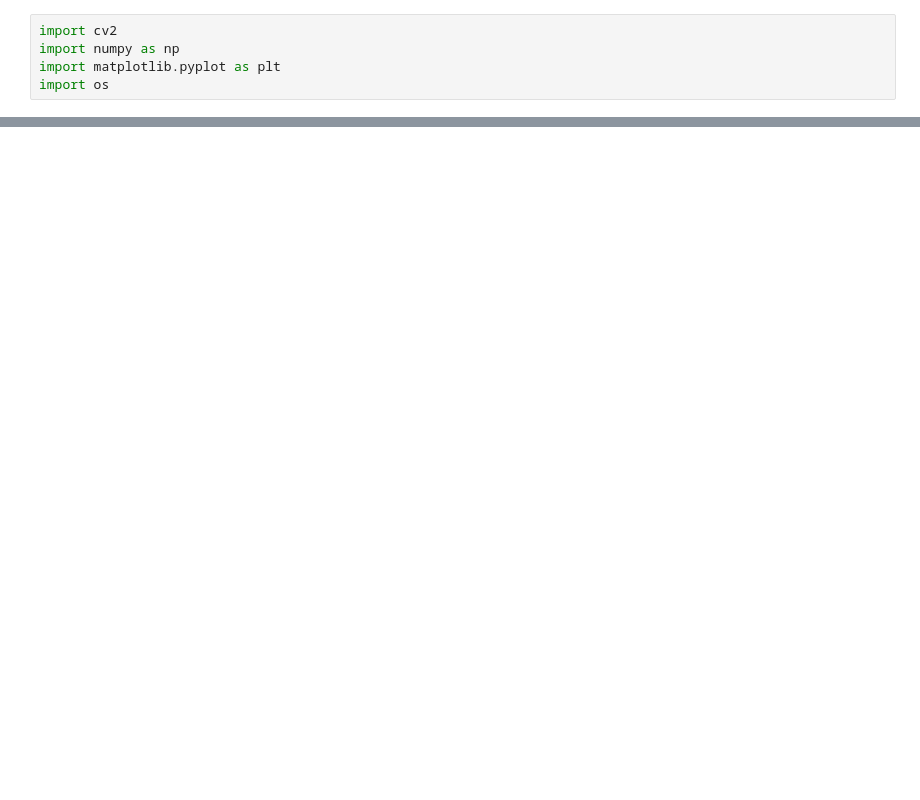
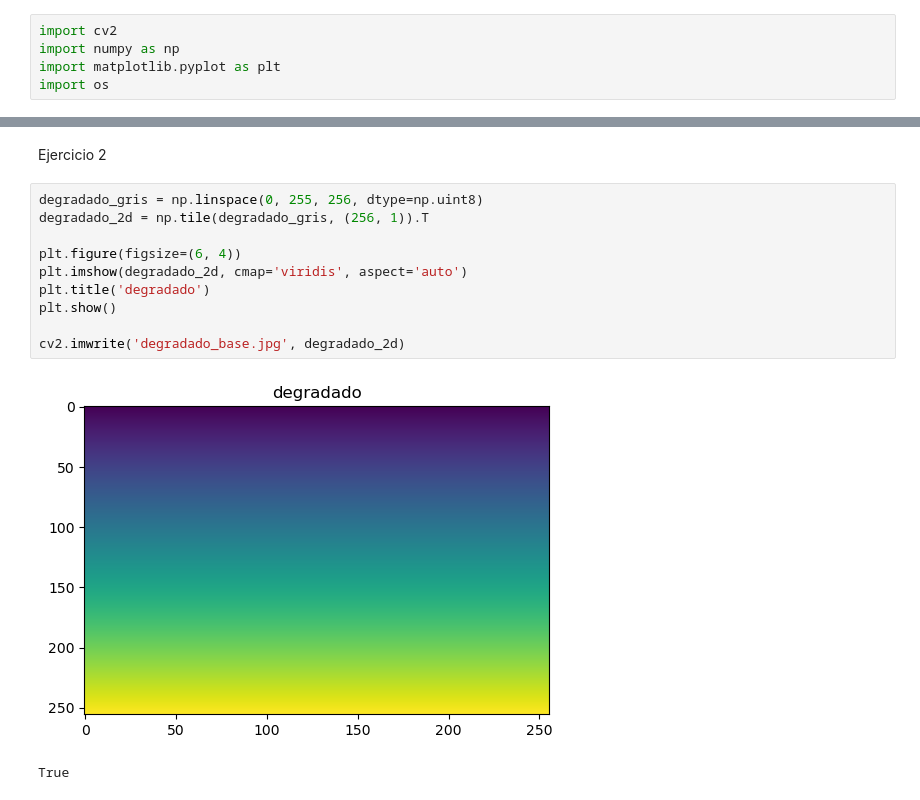
Before and after one commit to Gaforsix777/Procesamientodeimagenes, a Jupyter notebook: Unidad1/ActividadEvaluativa/evaluativopru.ipynb, the cells around one changed output, grey strips where cells are left out. Cells and saved outputs as stored; diff of their text form; blank space fills up the shorter version.

```diff
--- a/Unidad1/ActividadEvaluativa/evaluativopru.ipynb
+++ b/Unidad1/ActividadEvaluativa/evaluativopru.ipynb
@@ -29,0 +32,15 @@ plt.show()
+# %% [markdown]
+Ejercicio 2
+# %%
+degradado_gris = np.linspace(0, 255, 256, dtype=np.uint8)
+degradado_2d = np.tile(degradado_gris, (256, 1)).T
+
+plt.figure(figsize=(6, 4))
+plt.imshow(degradado_2d, cmap='viridis', aspect='auto')
+plt.title('degradado')
+plt.show()
+
+cv2.imwrite('degradado_base.jpg', degradado_2d)
+# %% [output]
+[figure, added]
+True
```
Also changed, not shown: parts of 12 cells of this notebook.
